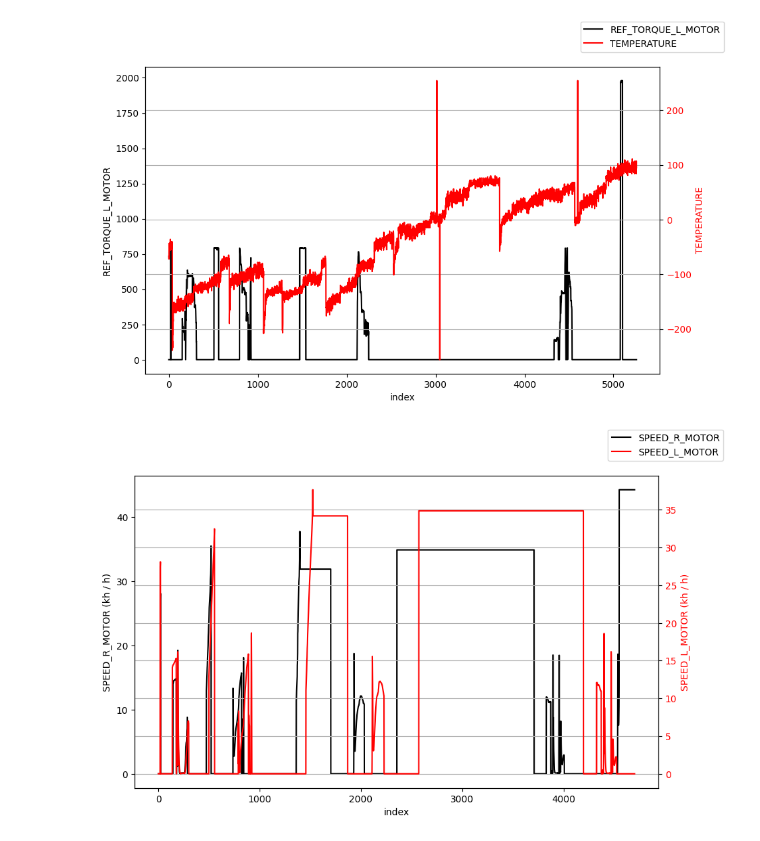
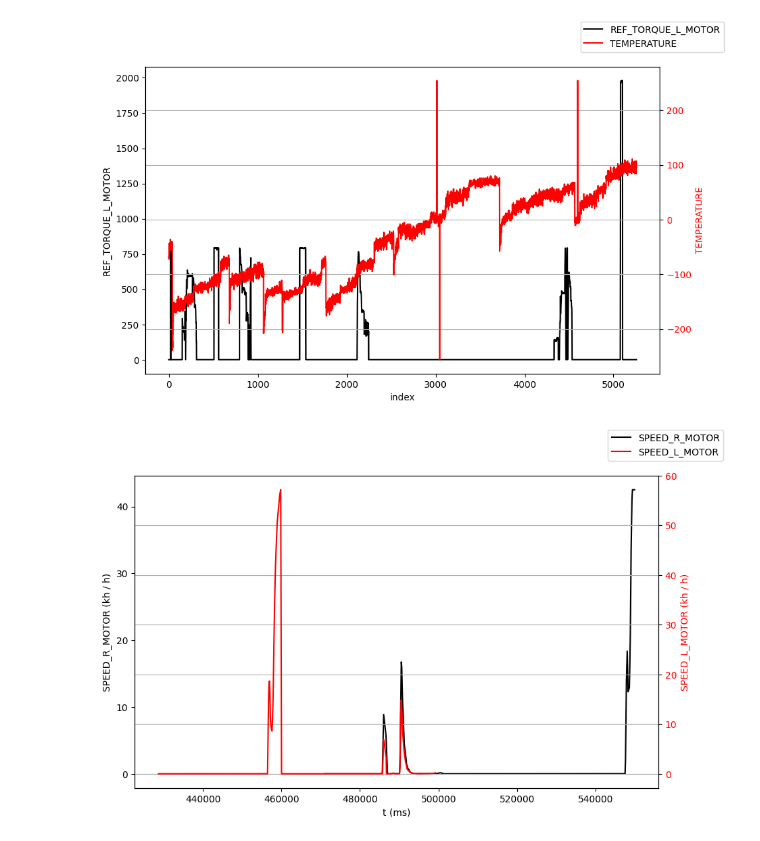
Before and after one commit to Tesla-UFMG/Data-Analysis, a Jupyter notebook: telemetry_25_10.ipynb, the cells around one changed output. Cells and saved outputs as stored; diff of their text form; code cells hidden in the pictures.

```diff
--- a/telemetry_25_10.ipynb
+++ b/telemetry_25_10.ipynb
@@ -170,40 +225,40 @@ plt.show()
 # %%
 # analise de aceleração / desaceleração
 # plota dados raw
-plot_range = range(min(len(left_motor_info_1['index']), len(right_motor_info_1['index'])))
-# plot_range = range(1350, 1420)
+# plot_range = range(min(len(left_motor_info_1['t']), len(right_motor_info_1['t'])))
+plot_range = range(3000, 3500)
 
 # Create the first axis
 fig, ax1 = plt.subplots(figsize=(10, 6))
 
 # Plot first line on the left y-axis
-ax1.set_xlabel('index')
+ax1.set_xlabel('t (ms)')
 
 ax1.plot(
-    right_motor_info_1['index'][plot_range],
+    right_motor_info_1['t'][plot_range],
     right_motor_info_1['SPEED_R_MOTOR'][plot_range] / TRANSMISSION_RATIO * WHEEL_RADIUS * 2 * PI / 60 * MS_TO_KPH,
     label='SPEED_R_MOTOR',
     color='black'
 )
 ax1.set_ylabel('SPEED_R_MOTOR (kh / h)', color='black')
 ax1.tick_params(axis='y', labelcolor='black')
 
 # Create a second y-axis sharing the same x-axis
 ax2 = ax1.twinx()
 
 # Plot second line on the right y-axis
 ax2.plot(
-    left_motor_info_1['index'][plot_range],
+    left_motor_info_1['t'][plot_range],
     left_motor_info_1['SPEED_L_MOTOR'][plot_range] / TRANSMISSION_RATIO * WHEEL_RADIUS * 2 * PI / 60 * MS_TO_KPH,
     label='SPEED_L_MOTOR',
     color='red'
 )
 ax2.set_ylabel('SPEED_L_MOTOR (kh / h)', color='red')
 ax2.tick_params(axis='y', labelcolor='red')
 
 # Optional: align legends
 fig.legend(loc='upper right')
 plt.grid(True)
 plt.show()
 # %% [output]
-[figure, old version]
+[figure, new version]
```
Also changed, not shown: parts of 10 cells of this notebook, 54 other files.
